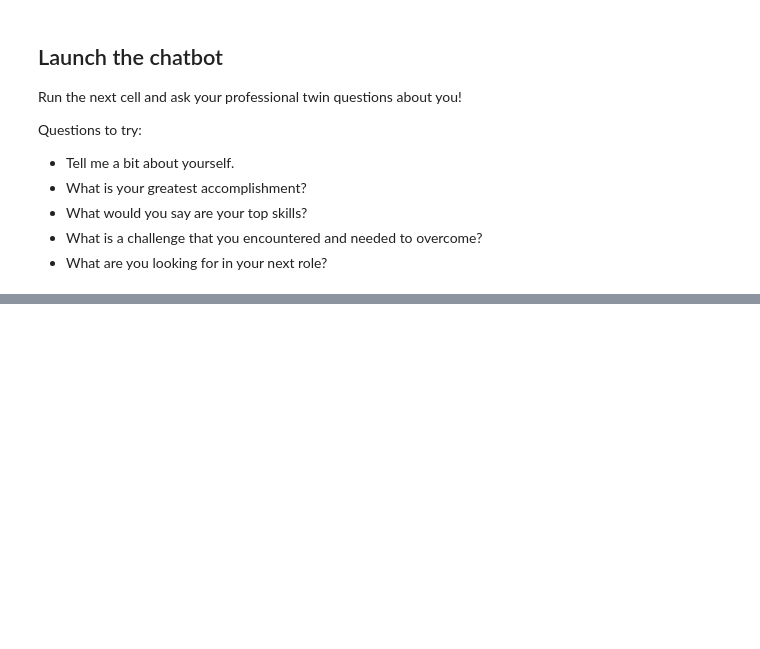
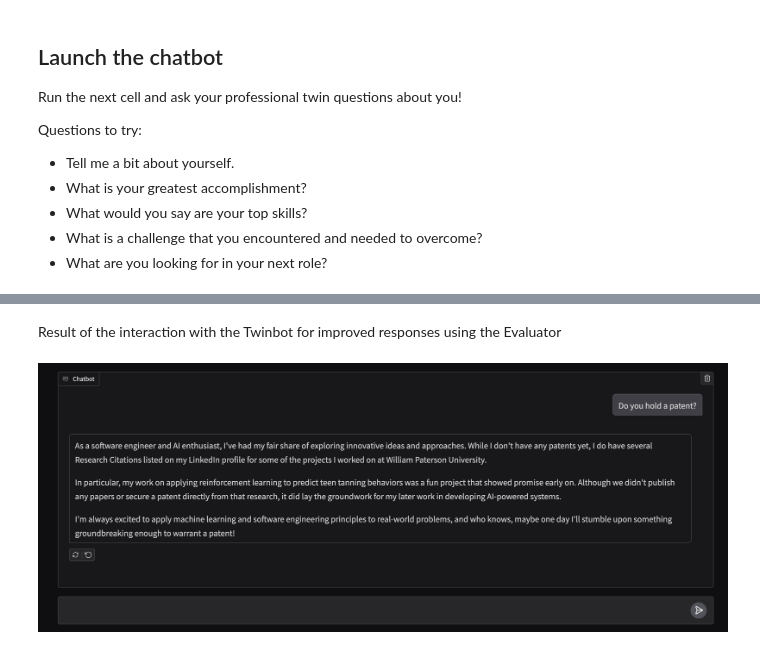
Before and after one commit to cordovank/Agentic-AI, a Jupyter notebook: 1_Fundamentals/3_professional_twinbot.ipynb, the cells around one changed output, grey strips where cells are left out. Cells and saved outputs as stored; diff of their text form; code cells hidden in the pictures; blank space fills up the shorter version.

```diff
--- a/1_Fundamentals/3_professional_twinbot.ipynb
+++ b/1_Fundamentals/3_professional_twinbot.ipynb
@@ -361,0 +392,6 @@ gr.ChatInterface(chat, type="messages").launch()
+# %% [markdown]
+Result of the interaction with the Twinbot for improved responses using the Evaluator
+# %%
+Image(filename='img/twinbot-evaluator.png')
+# %% [output]
+[figure, added]
```
Also changed, not shown: parts of 45 cells of this notebook, 9 other files.
